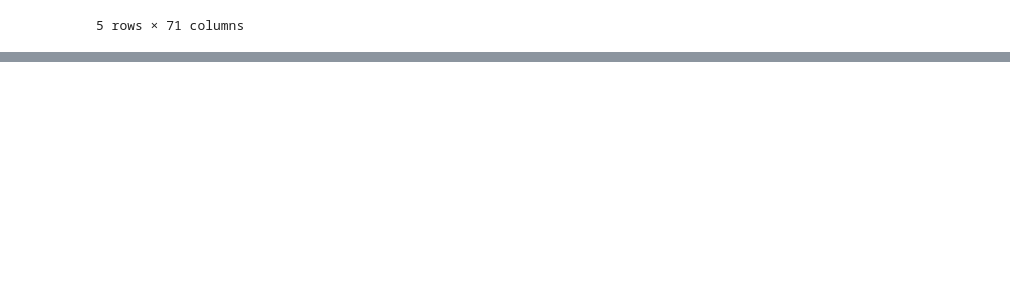
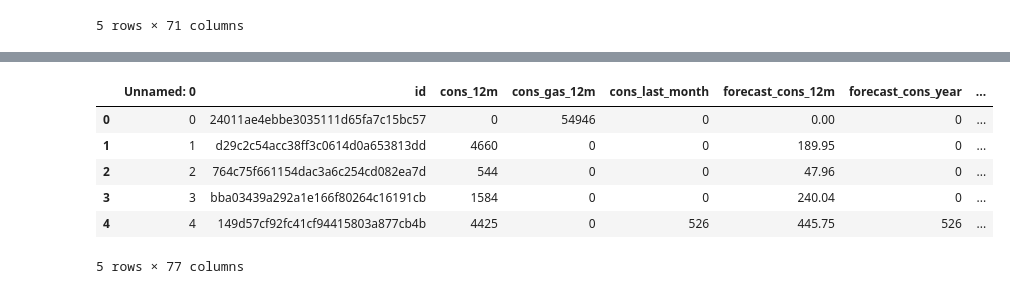
Before and after one commit to konyeinmg/BCG_virtual_intern, a Jupyter notebook: feature_engineering.ipynb, the cells around one changed output, grey strips where cells are left out. Cells and saved outputs as stored; diff of their text form; code cells hidden in the pictures; blank space fills up the shorter version.

```diff
--- a/feature_engineering.ipynb
+++ b/feature_engineering.ipynb
@@ -428,0 +471,7 @@ df.head()
+# %%
+df['channel_foosdfpfkusacimwkcsosbicdxkicaua'].replace([True, False], [1,0], inplace = True)
+# %%
+df['channel_MISSING'].replace([True, False], [1,0], inplace = True)
+df['channel_lmkebamcaaclubfxadlmueccxoimlema'].replace([True, False], [1,0], inplace = True)
+df['channel_usilxuppasemubllopkaafesmlibmsdf'].replace([True, False], [1,0], inplace = True)
+df['channel_ewpakwlliwisiwduibdlfmalxowmwpci'].replace([True, False], [1,0], inplace = True)
@@ -428,0 +494,12 @@ df.head()
+# %%
+df.drop(columns = ['origin_up_MISSING', 'origin_up_usapbepcfoloekilkwsdiboslwaxobdp', \
+                   'origin_up_ewxeelcelemmiwuafmddpobolfuxioce'], axis = 1, inplace = True)
+df.head()
+# %% [output]
+|  | Unnamed: 0 | id | cons_12m | cons_gas_12m | cons_last_month | forecast_cons_12m | forecast_cons_year | ... |
+| 0 | 0 | 24011ae4ebbe3035111d65fa7c15bc57 | 0 | 54946 | 0 | 0.00 | 0 | ... |
+| 1 | 1 | d29c2c54acc38ff3c0614d0a653813dd | 4660 | 0 | 0 | 189.95 | 0 | ... |
+| 2 | 2 | 764c75f661154dac3a6c254cd082ea7d | 544 | 0 | 0 | 47.96 | 0 | ... |
+| 3 | 3 | bba03439a292a1e166f80264c16191cb | 1584 | 0 | 0 | 240.04 | 0 | ... |
+| 4 | 4 | 149d57cf92fc41cf94415803a877cb4b | 4425 | 0 | 526 | 445.75 | 526 | ... |
+5 rows × 77 columns
```
Also changed, not shown: parts of 20 cells of this notebook.
